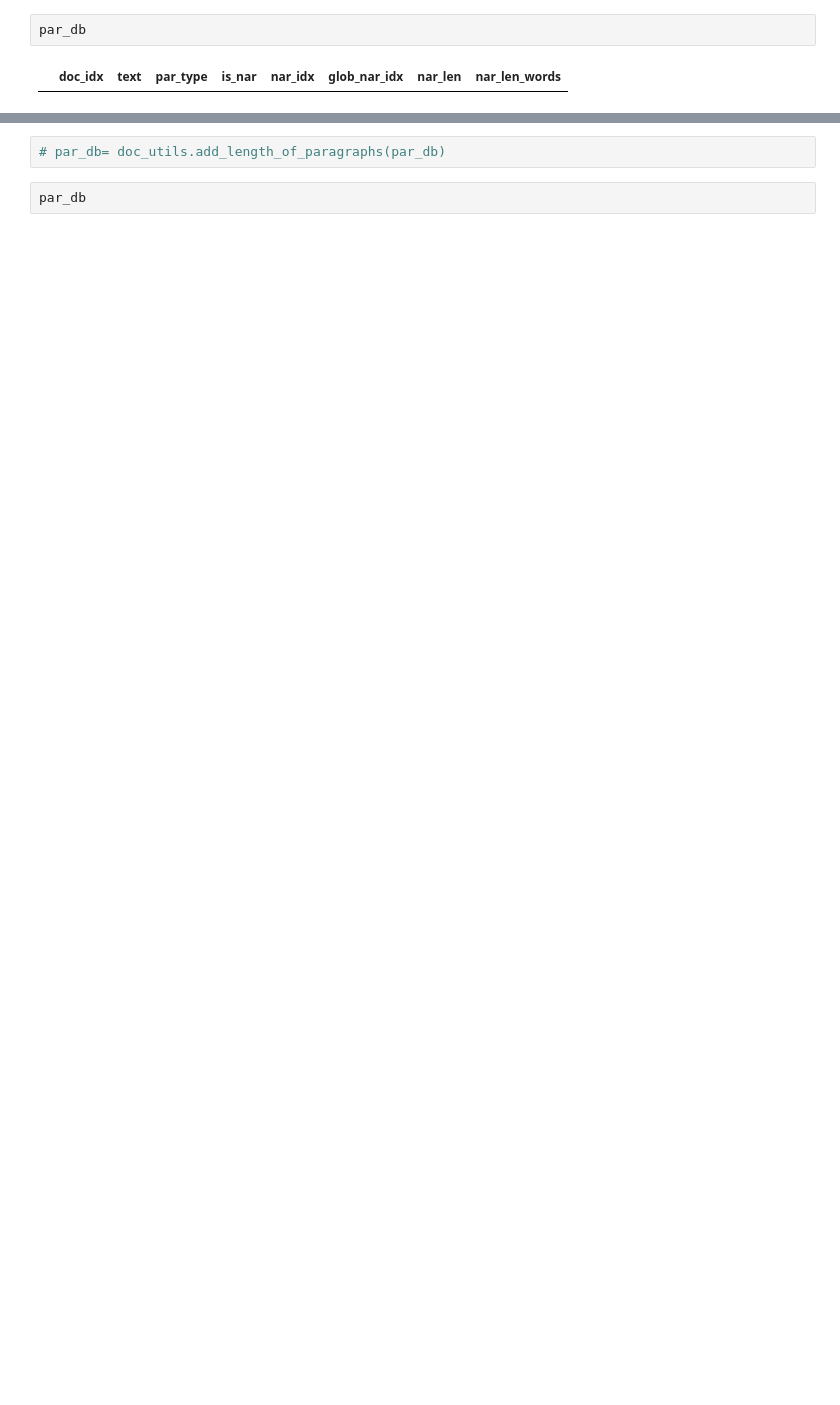
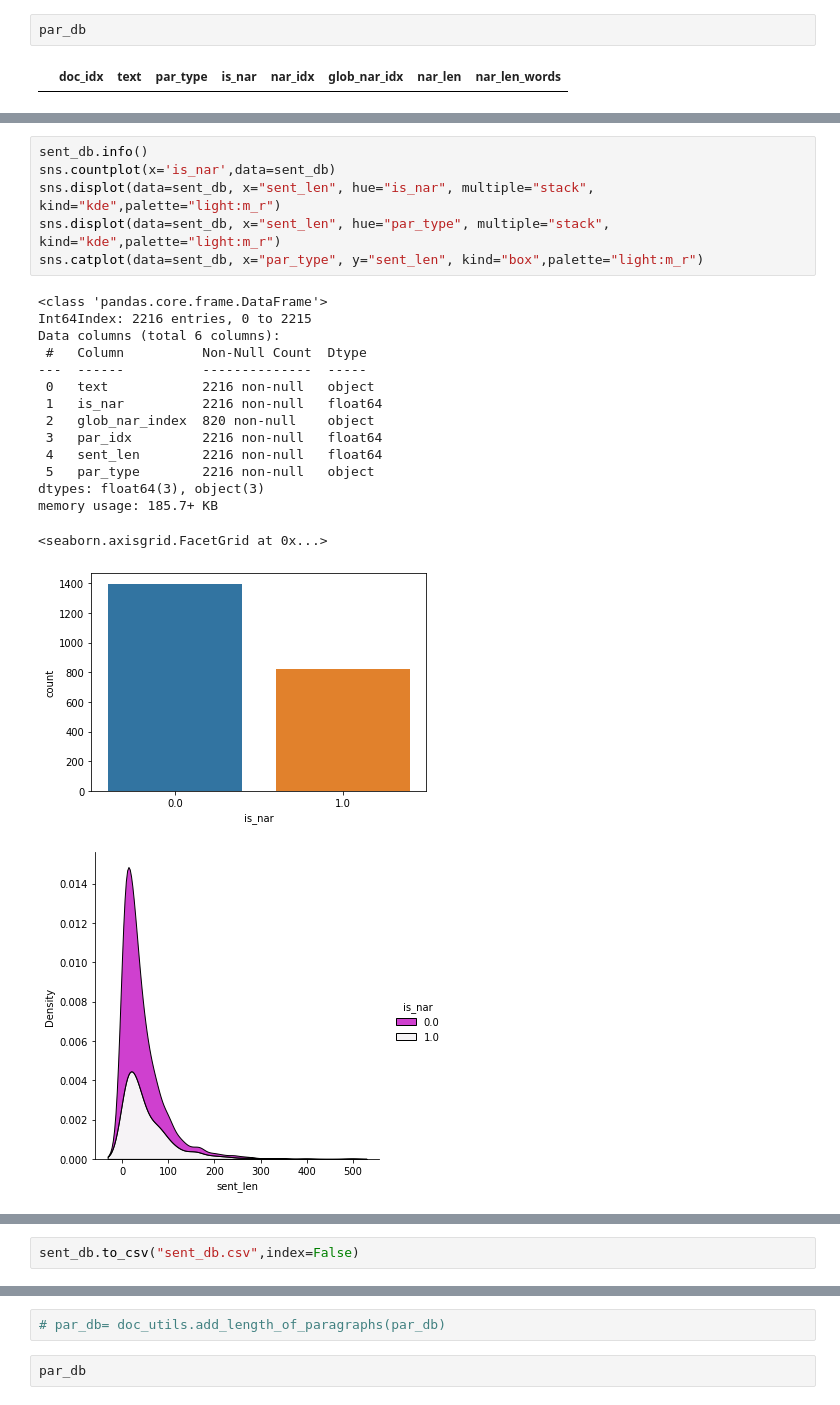
Before and after one commit to Sofy34/personal_strudy, a Jupyter notebook: thesis/01_initial_file.ipynb, the cells around one changed output, grey strips where cells are left out. Saved outputs shown, nothing was run; the diff lists cells and outputs as text; blank space fills up the shorter version.

```diff
--- a/thesis/01_initial_file.ipynb
+++ b/thesis/01_initial_file.ipynb
@@ -83,0 +102,23 @@ skipping for doc 3 entry 1111 type no_mark text
+# %%
+sent_db.info()
+sns.countplot(x='is_nar',data=sent_db)
+sns.displot(data=sent_db, x="sent_len", hue="is_nar", multiple="stack", kind="kde",palette="light:m_r")
+sns.displot(data=sent_db, x="sent_len", hue="par_type", multiple="stack", kind="kde",palette="light:m_r")
+sns.catplot(data=sent_db, x="par_type", y="sent_len", kind="box",palette="light:m_r")
+# %% [output]
+<class 'pandas.core.frame.DataFrame'>
+Int64Index: 2216 entries, 0 to 2215
+Data columns (total 6 columns):
+ #   Column          Non-Null Count  Dtype
+---  ------          --------------  -----
+ 0   text            2216 non-null   object
+ 1   is_nar          2216 non-null   float64
+ 2   glob_nar_index  820 non-null    object
+ 3   par_idx         2216 non-null   float64
+ 4   sent_len        2216 non-null   float64
+ 5   par_type        2216 non-null   object
+dtypes: float64(3), object(3)
+memory usage: 185.7+ KB
+<seaborn.axisgrid.FacetGrid at 0x...>
+[figure, added]
+[figure, added]
@@ -84,3 +127,5 @@ skipping for doc 3 entry 1111 type no_mark text
+# %%
+sent_db.to_csv("sent_db.csv",index=False)
 # %%
 par_db.describe()
 # %% [output]
```
Also changed, not shown: parts of 29 cells of this notebook, 2 other files.
